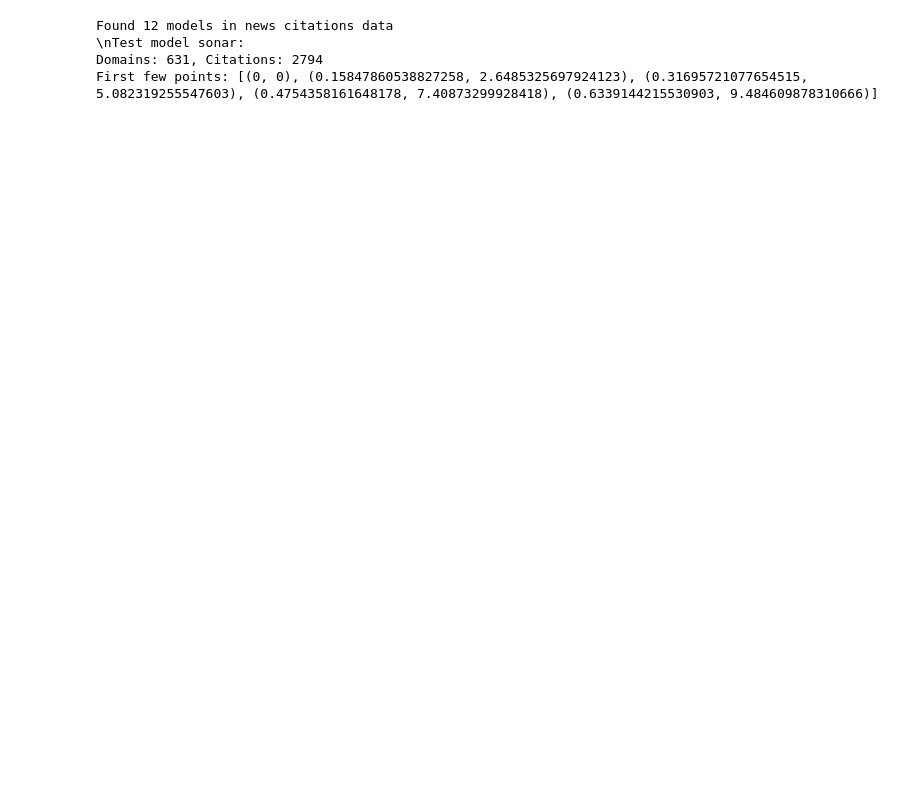
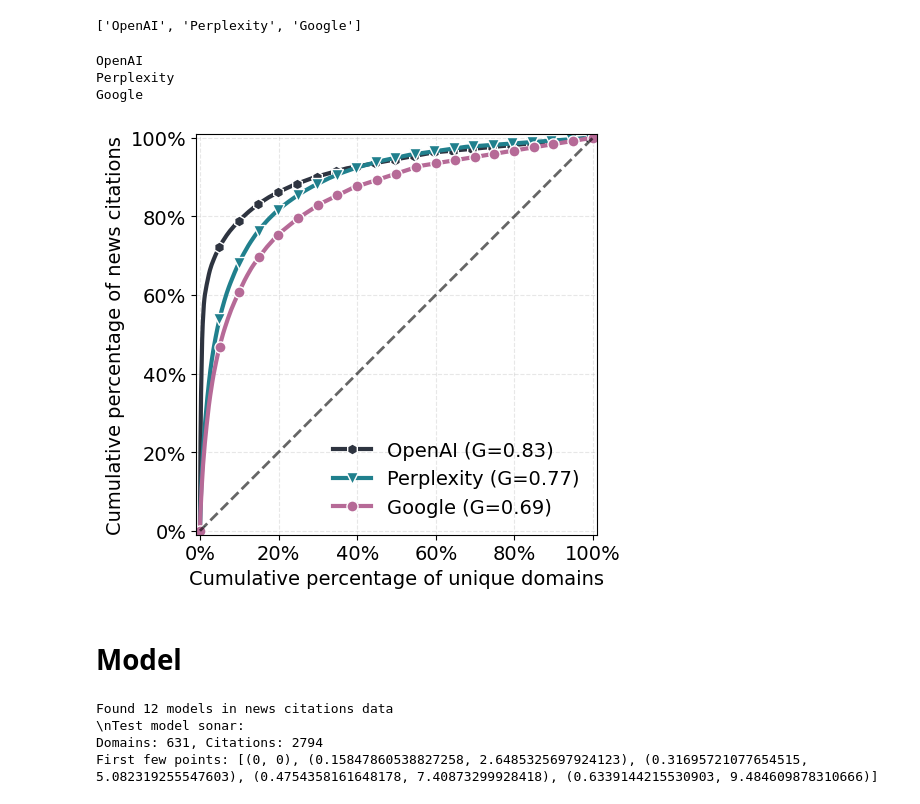
Before and after one commit to yang3kc/ai_search_arena, a Jupyter notebook: notebooks/paper_figure_news_concentration.ipynb, the cells around one changed output. Drawn from its saved outputs; the diff is of its cells as text; code cells hidden in the pictures; blank space fills up the shorter version.

```diff
--- a/notebooks/paper_figure_news_concentration.ipynb
+++ b/notebooks/paper_figure_news_concentration.ipynb
@@ -247,3 +176,66 @@ Google: 5,396 citations across 881 unique domains
+# %%
+providers
+# %% [output]
+['OpenAI', 'Perplexity', 'Google']
+# %%
+# Create Lorenz curves for model families
+fig, ax = plt.subplots(figsize=(6, 5))
+
+# Calculate and plot Lorenz curves for each provider
+family_data = []
+for provider in providers:
+    print(provider)
+    x_vals, y_vals = calculate_family_lorenz_curve(news_citations_df, provider)
+
+    color = provider_colors[provider]
+    ax.plot(
+        x_vals, y_vals,
+        color=color,
+        alpha=1,
+        linewidth=3,
+        label=f"{provider} (G={provider_geini[provider]:.2f})",
+        marker=provider_marker[provider],
+        markersize=8,
+        markevery=max(1, len(x_vals)//20),
+        markeredgecolor='white',
+    )
+
+# Add perfect equality line (45-degree line)
+ax.plot([0, 100], [0, 100], 'k--', alpha=0.6, linewidth=2)
+ax.set_aspect('equal')
+# Customize the plot
+ax.set_xlabel('Cumulative percentage of unique domains')
+ax.set_ylabel('Cumulative percentage of news citations')
+
+# Set axis limits and formatting
+ax.set_xlim(-1, 101)
+ax.set_ylim(-1, 101)
+ax.grid(True, alpha=0.3, linestyle='--')
+ax.set_axisbelow(True)
+
+# Format axes as percentages
+ax.xaxis.set_major_formatter(mtick.PercentFormatter(decimals=0))
+ax.yaxis.set_major_formatter(mtick.PercentFormatter(decimals=0))
+
+# Improve appearance
+#ax.spines['top'].set_visible(False)
+#ax.spines['right'].set_visible(False)
+
+# Add legend
+ax.legend(loc='lower right', frameon=False)
+
+plt.tight_layout()
+
+plt.savefig(
+    '../data/output/cleaned_arena_data/news_citation_lorenz_curves_families.pdf'
+)
+# %% [output]
+OpenAI
+Perplexity
+Google
+[figure, added]
+# %% [markdown]
+# Model
 # %%
 # Function to calculate Lorenz curve data
 def calculate_lorenz_curve(citations_df, model_name):
```
Also changed, not shown: parts of 14 cells of this notebook, 1 other file.
